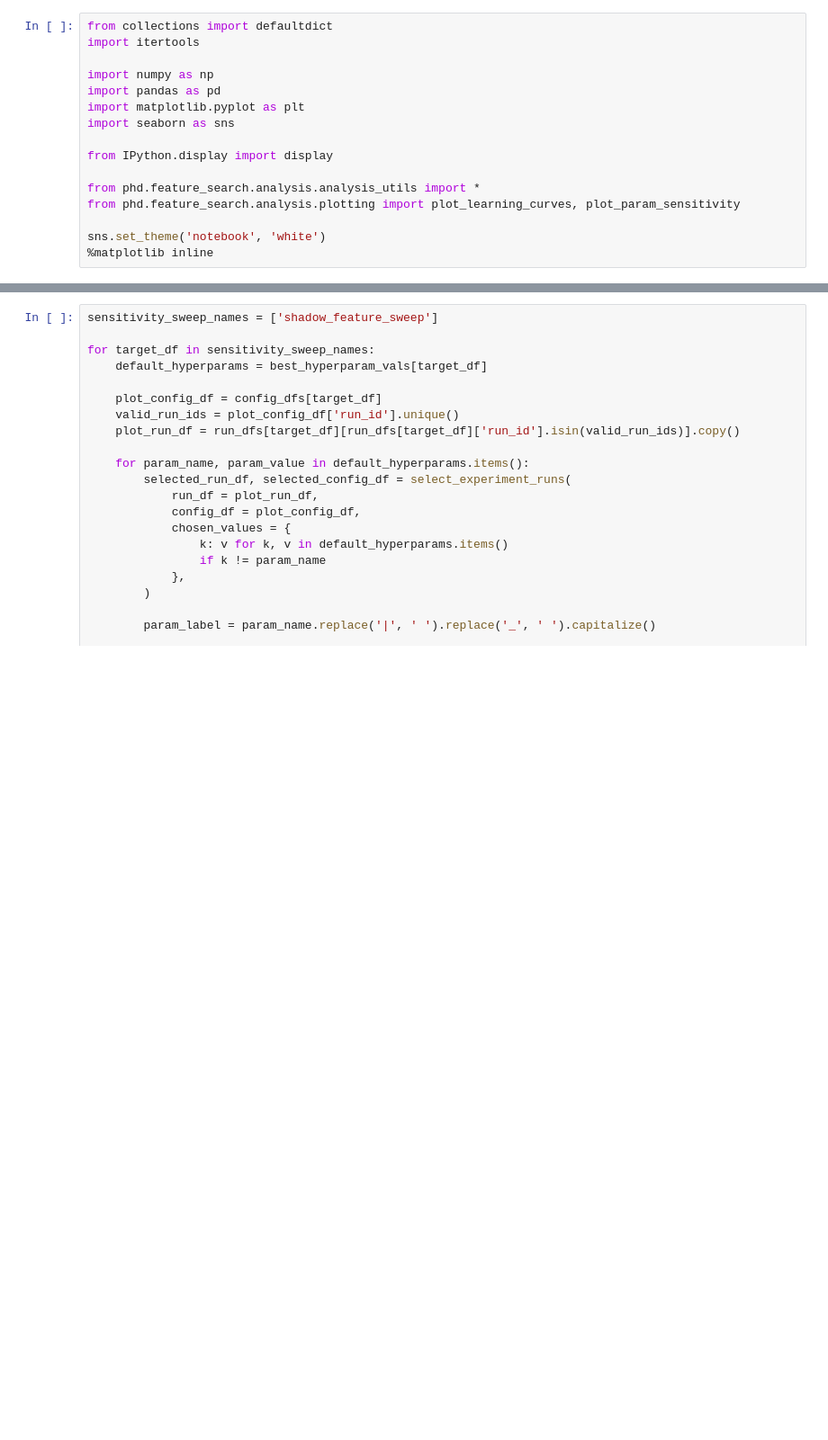
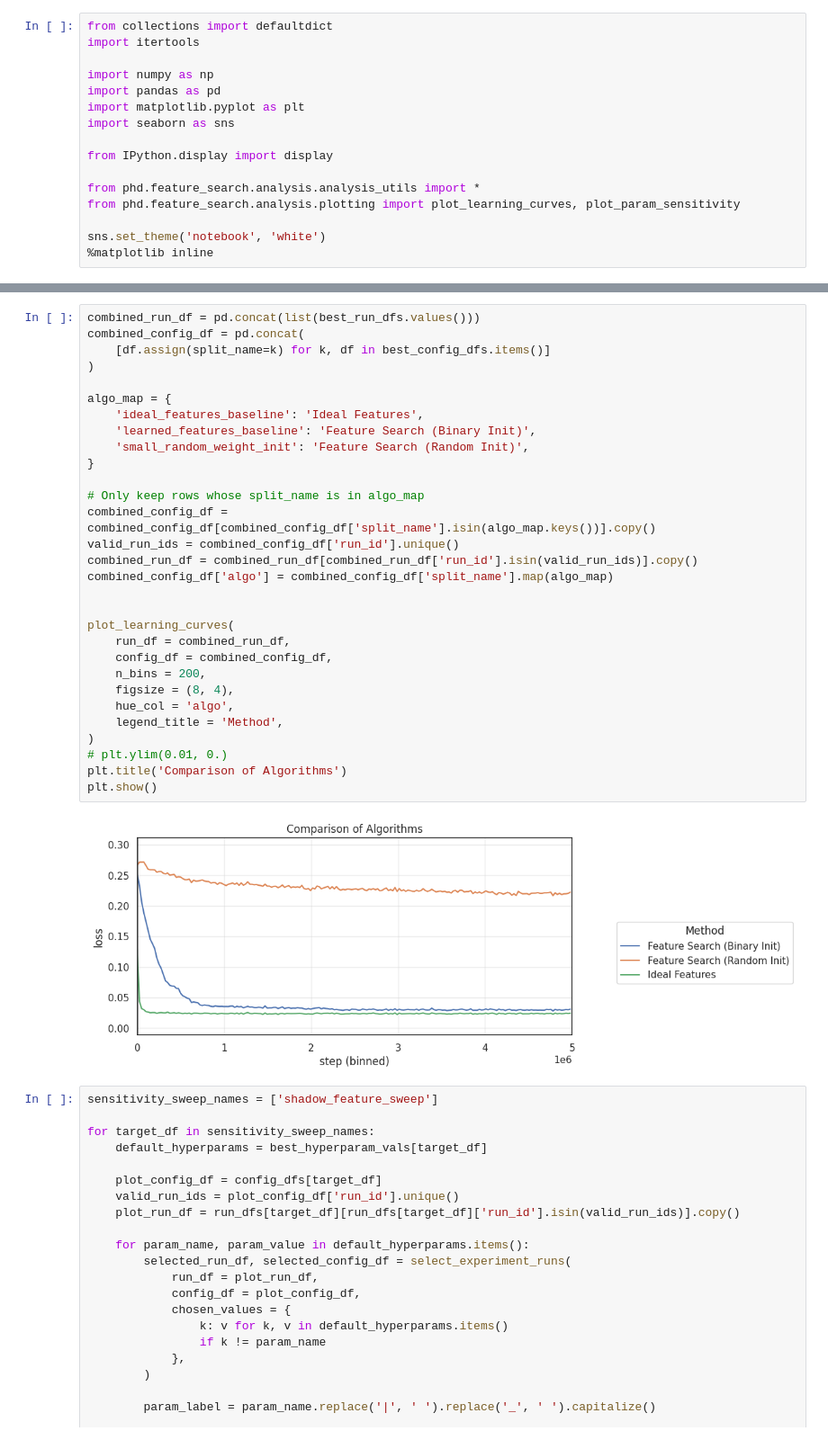
Before and after one commit to ejmejm/phd_research, a Jupyter notebook: phd/feature_search/analysis/paper_v4/ns_feature_search.ipynb, the cells around one changed output, grey strips where cells are left out. Shown at 90% size. Saved outputs shown, nothing was run; the diff lists cells and outputs as text; blank space fills up the shorter version.

```diff
--- a/phd/feature_search/analysis/paper_v4/ns_feature_search.ipynb
+++ b/phd/feature_search/analysis/paper_v4/ns_feature_search.ipynb
@@ -92,3 +115,35 @@ plt.show()
+# %%
+combined_run_df = pd.concat(list(best_run_dfs.values()))
+combined_config_df = pd.concat(
+    [df.assign(split_name=k) for k, df in best_config_dfs.items()]
+)
+
+algo_map = {
+    'ideal_features_baseline': 'Ideal Features',
+    'learned_features_baseline': 'Feature Search (Binary Init)',
+    'small_random_weight_init': 'Feature Search (Random Init)',
+}
+
+# Only keep rows whose split_name is in algo_map
+combined_config_df = combined_config_df[combined_config_df['split_name'].isin(algo_map.keys())].copy()
+valid_run_ids = combined_config_df['run_id'].unique()
+combined_run_df = combined_run_df[combined_run_df['run_id'].isin(valid_run_ids)].copy()
+combined_config_df['algo'] = combined_config_df['split_name'].map(algo_map)
+
+
+plot_learning_curves(
+    run_df = combined_run_df,
+    config_df = combined_config_df,
+    n_bins = 200,
+    figsize = (8, 4),
+    hue_col = 'algo',
+    legend_title = 'Method',
+)
+# plt.ylim(0.01, 0.)
+plt.title('Comparison of Algorithms')
+plt.show()
+# %% [output]
+[figure, added]
 # %%
 sensitivity_sweep_names = ['shadow_feature_sweep']
 
```
Also changed, not shown: parts of 3 cells of this notebook, 2 other files.
